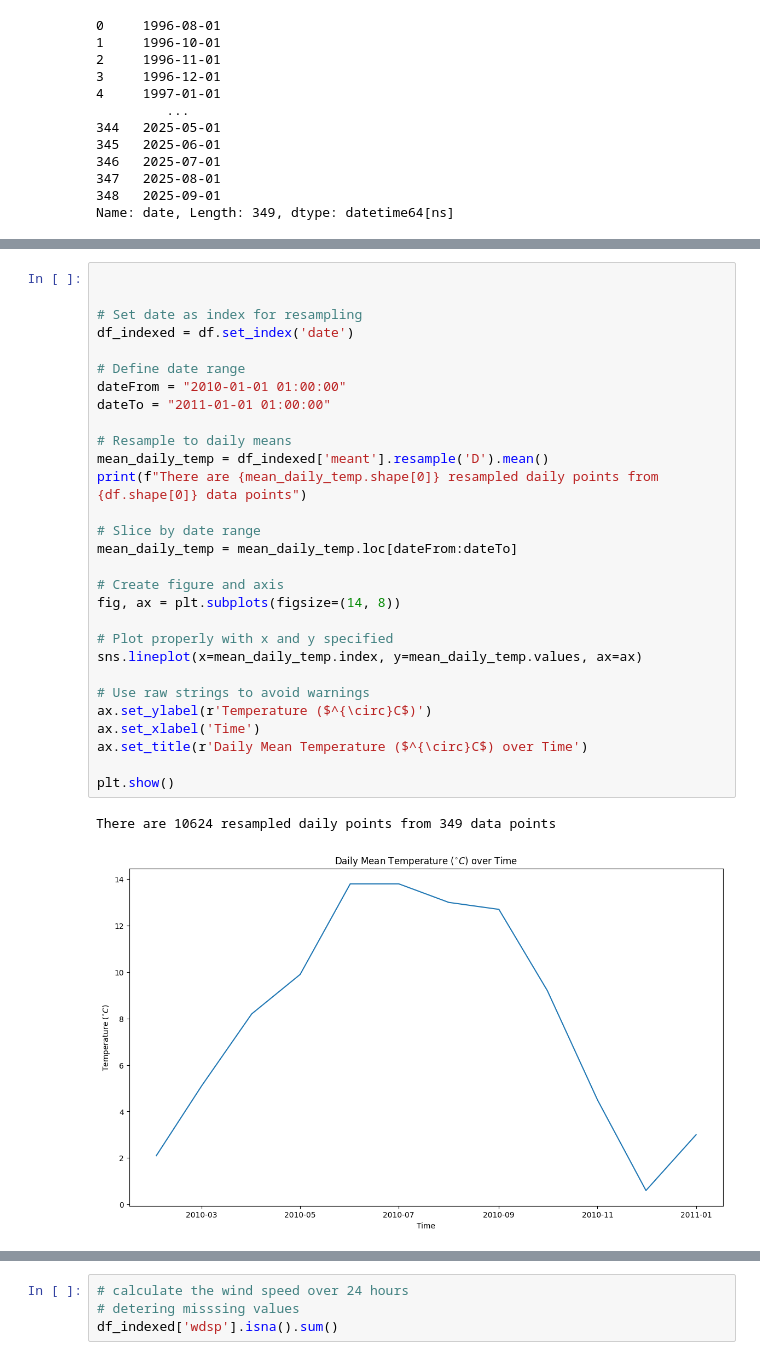
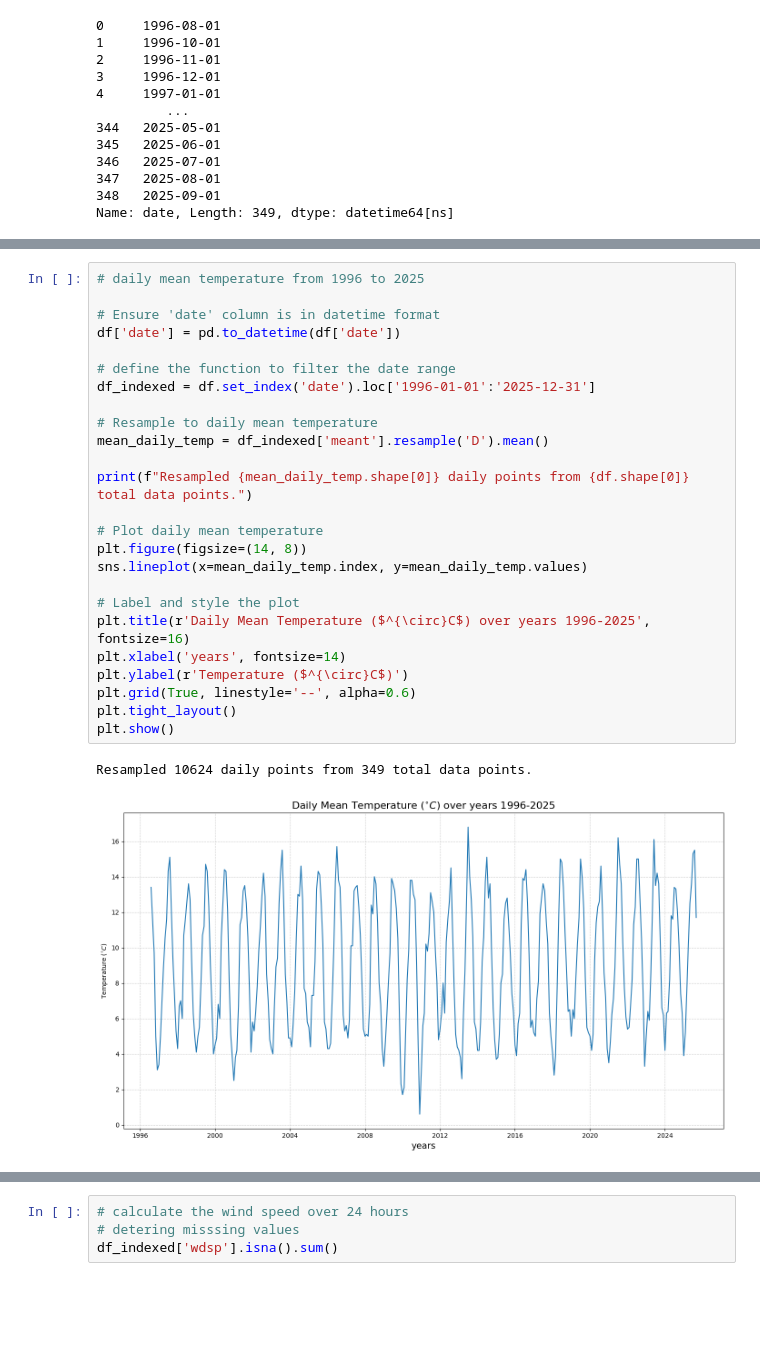
Before and after one commit to fin81985/PFDA-Assignments, a Jupyter notebook: assignment_6_Weather.ipynb, the cells around one changed output, grey strips where cells are left out. Cells and saved outputs as stored; diff of their text form; blank space fills up the shorter version.

```diff
--- a/assignment_6_Weather.ipynb
+++ b/assignment_6_Weather.ipynb
@@ -79,34 +79,30 @@ plt.show()
-# %%
-
-
-# Set date as index for resampling
-df_indexed = df.set_index('date')
-
-# Define date range
-dateFrom = "2010-01-01 01:00:00"
-dateTo = "2011-01-01 01:00:00"
-
-# Resample to daily means
-mean_daily_temp = df_indexed['meant'].resample('D').mean()
-print(f"There are {mean_daily_temp.shape[0]} resampled daily points from {df.shape[0]} data points")
-
-# Slice by date range
-mean_daily_temp = mean_daily_temp.loc[dateFrom:dateTo]
-
-# Create figure and axis
-fig, ax = plt.subplots(figsize=(14, 8))
-
-# Plot properly with x and y specified
-sns.lineplot(x=mean_daily_temp.index, y=mean_daily_temp.values, ax=ax)
-
-# Use raw strings to avoid warnings
-ax.set_ylabel(r'Temperature ($^{\circ}C$)')
-ax.set_xlabel('Time')
-ax.set_title(r'Daily Mean Temperature ($^{\circ}C$) over Time')
-
-plt.show()
-# %% [output]
-There are 10624 resampled daily points from 349 data points
-[figure, removed]
+# %%
+# daily mean temperature from 1996 to 2025
+
+# Ensure 'date' column is in datetime format
+df['date'] = pd.to_datetime(df['date'])
+
+# define the function to filter the date range
+df_indexed = df.set_index('date').loc['1996-01-01':'2025-12-31']
+
+# Resample to daily mean temperature
+mean_daily_temp = df_indexed['meant'].resample('D').mean()
+
+print(f"Resampled {mean_daily_temp.shape[0]} daily points from {df.shape[0]} total data points.")
+
+# Plot daily mean temperature
+plt.figure(figsize=(14, 8))
+sns.lineplot(x=mean_daily_temp.index, y=mean_daily_temp.values)
+
+# Label and style the plot
+plt.title(r'Daily Mean Temperature ($^{\circ}C$) over years 1996-2025', fontsize=16)
+plt.xlabel('years', fontsize=14)
+plt.ylabel(r'Temperature ($^{\circ}C$)')
+plt.grid(True, linestyle='--', alpha=0.6)
+plt.tight_layout()
+plt.show()
+# %% [output]
+Resampled 10624 daily points from 349 total data points.
+[figure, added]
 # %%
 # Calculate mean temperature per month
```
Also changed, not shown: parts of 10 cells of this notebook.
